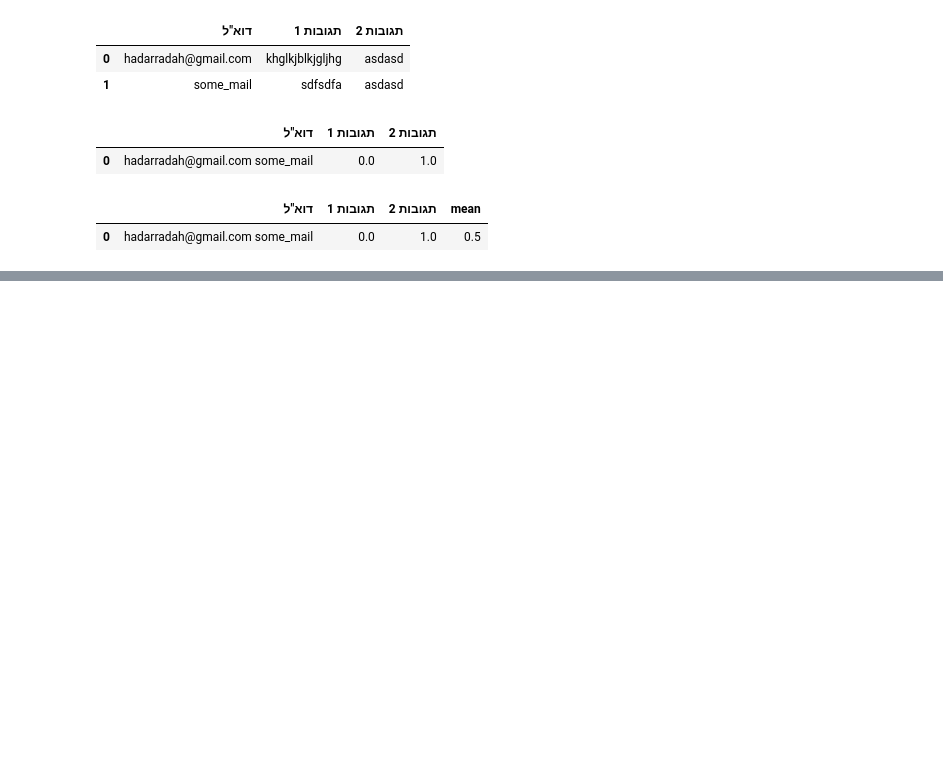
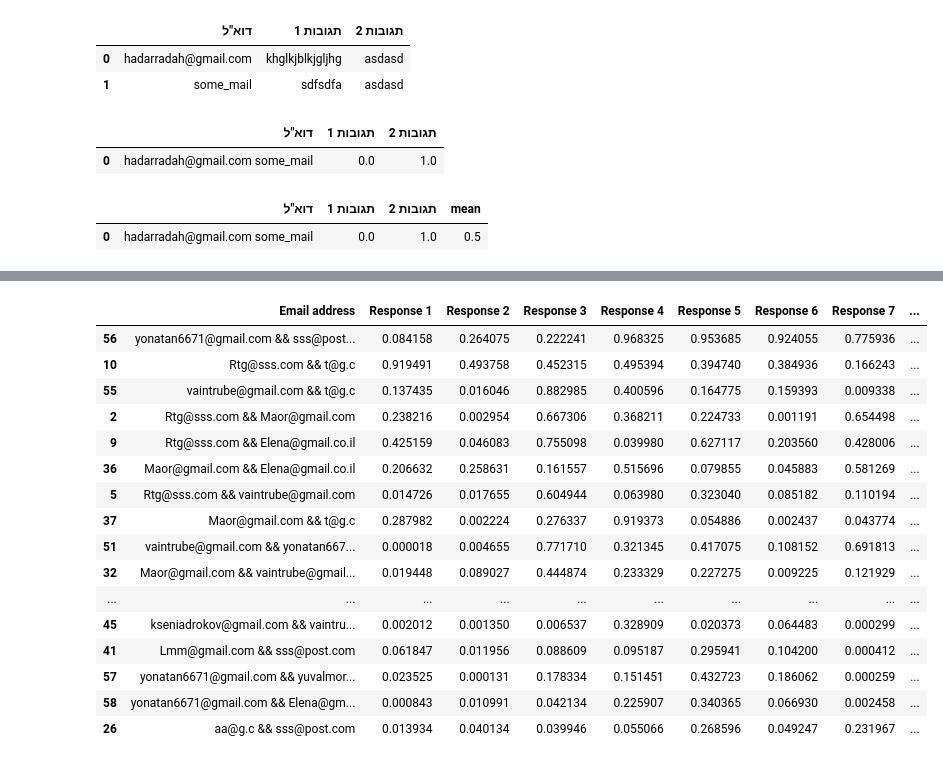
Before and after one commit to CiTRuS93/CheatChecker, a Jupyter notebook: CheatChecker/project/Untitled.ipynb, the cells around one changed output, grey strips where cells are left out. Saved outputs shown, nothing was run; the diff lists cells and outputs as text; code cells hidden in the pictures; blank space fills up the shorter version.

```diff
--- a/CheatChecker/project/Untitled.ipynb
+++ b/CheatChecker/project/Untitled.ipynb
@@ -92,0 +296,21 @@ df
+# %%
+df['mean'] = df.mean(axis = 1)
+df.sort_values(by='mean',ascending=False).head(50)
+# %% [output]
+|  | Email address | Response 1 | Response 2 | Response 3 | Response 4 | Response 5 | Response 6 | Response 7 | ... |
+| 56 | yonatan6671@gmail.com && sss@post... | 0.084158 | 0.264075 | 0.222241 | 0.968325 | 0.953685 | 0.924055 | 0.775936 | ... |
+| 10 | Rtg@sss.com && t@g.c | 0.919491 | 0.493758 | 0.452315 | 0.495394 | 0.394740 | 0.384936 | 0.166243 | ... |
+| 55 | vaintrube@gmail.com && t@g.c | 0.137435 | 0.016046 | 0.882985 | 0.400596 | 0.164775 | 0.159393 | 0.009338 | ... |
+| 2 | Rtg@sss.com && Maor@gmail.com | 0.238216 | 0.002954 | 0.667306 | 0.368211 | 0.224733 | 0.001191 | 0.654498 | ... |
+| 9 | Rtg@sss.com && Elena@gmail.co.il | 0.425159 | 0.046083 | 0.755098 | 0.039980 | 0.627117 | 0.203560 | 0.428006 | ... |
+| 36 | Maor@gmail.com && Elena@gmail.co.il | 0.206632 | 0.258631 | 0.161557 | 0.515696 | 0.079855 | 0.045883 | 0.581269 | ... |
+| 5 | Rtg@sss.com && vaintrube@gmail.com | 0.014726 | 0.017655 | 0.604944 | 0.063980 | 0.323040 | 0.085182 | 0.110194 | ... |
+| 37 | Maor@gmail.com && t@g.c | 0.287982 | 0.002224 | 0.276337 | 0.919373 | 0.054886 | 0.002437 | 0.043774 | ... |
+| 51 | vaintrube@gmail.com && yonatan667... | 0.000018 | 0.004655 | 0.771710 | 0.321345 | 0.417075 | 0.108152 | 0.691813 | ... |
+| 32 | Maor@gmail.com && vaintrube@gmail... | 0.019448 | 0.089027 | 0.444874 | 0.233329 | 0.227275 | 0.009225 | 0.121929 | ... |
+| ... | ... | ... | ... | ... | ... | ... | ... | ... | ... |
+| 45 | kseniadrokov@gmail.com && vaintru... | 0.002012 | 0.001350 | 0.006537 | 0.328909 | 0.020373 | 0.064483 | 0.000299 | ... |
+| 41 | Lmm@gmail.com && sss@post.com | 0.061847 | 0.011956 | 0.088609 | 0.095187 | 0.295941 | 0.104200 | 0.000412 | ... |
+| 57 | yonatan6671@gmail.com && yuvalmor... | 0.023525 | 0.000131 | 0.178334 | 0.151451 | 0.432723 | 0.186062 | 0.000259 | ... |
+| 58 | yonatan6671@gmail.com && Elena@gm... | 0.000843 | 0.010991 | 0.042134 | 0.225907 | 0.340365 | 0.066930 | 0.002458 | ... |
+| 26 | aa@g.c && sss@post.com | 0.013934 | 0.040134 | 0.039946 | 0.055066 | 0.268596 | 0.049247 | 0.231967 | ... |
```
Also changed, not shown: parts of 41 cells of this notebook, 5 other files.
